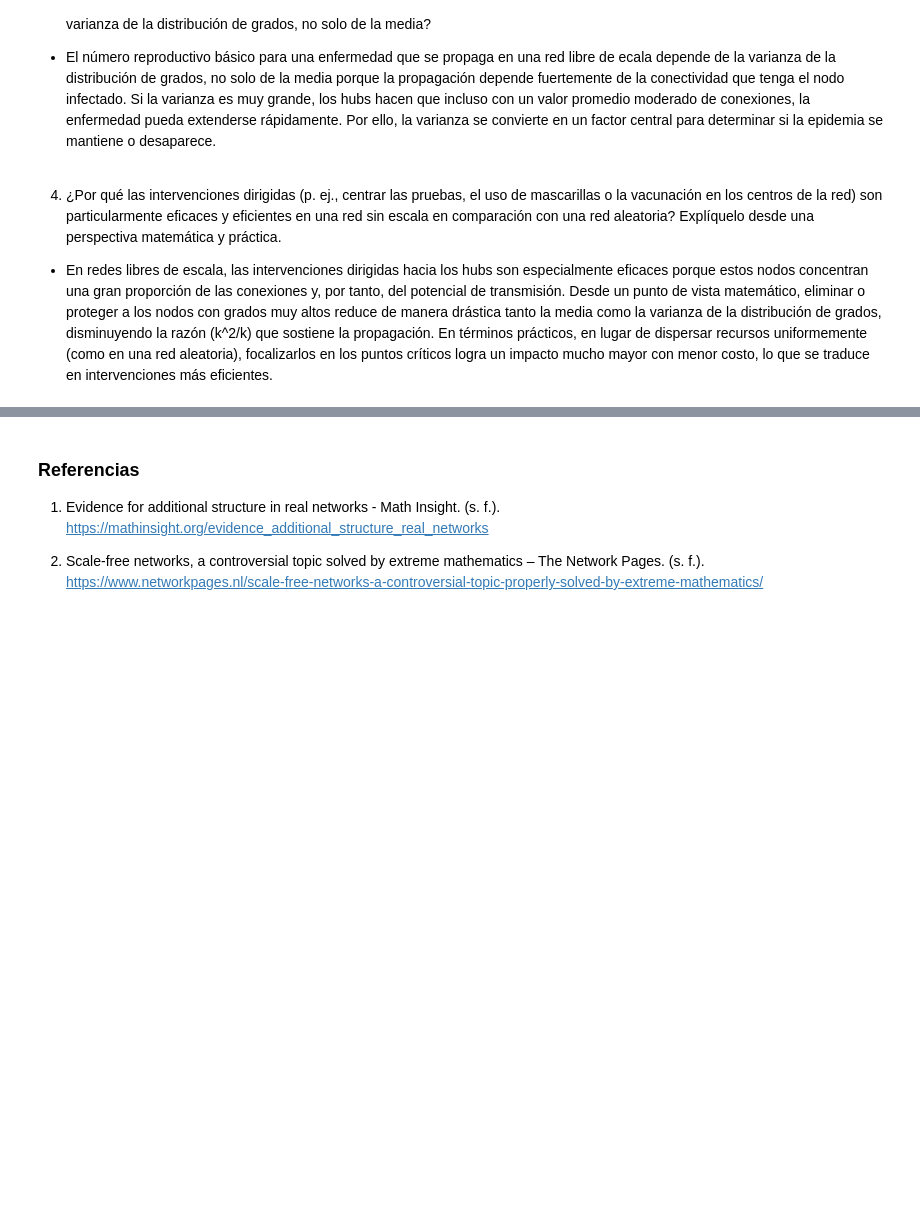
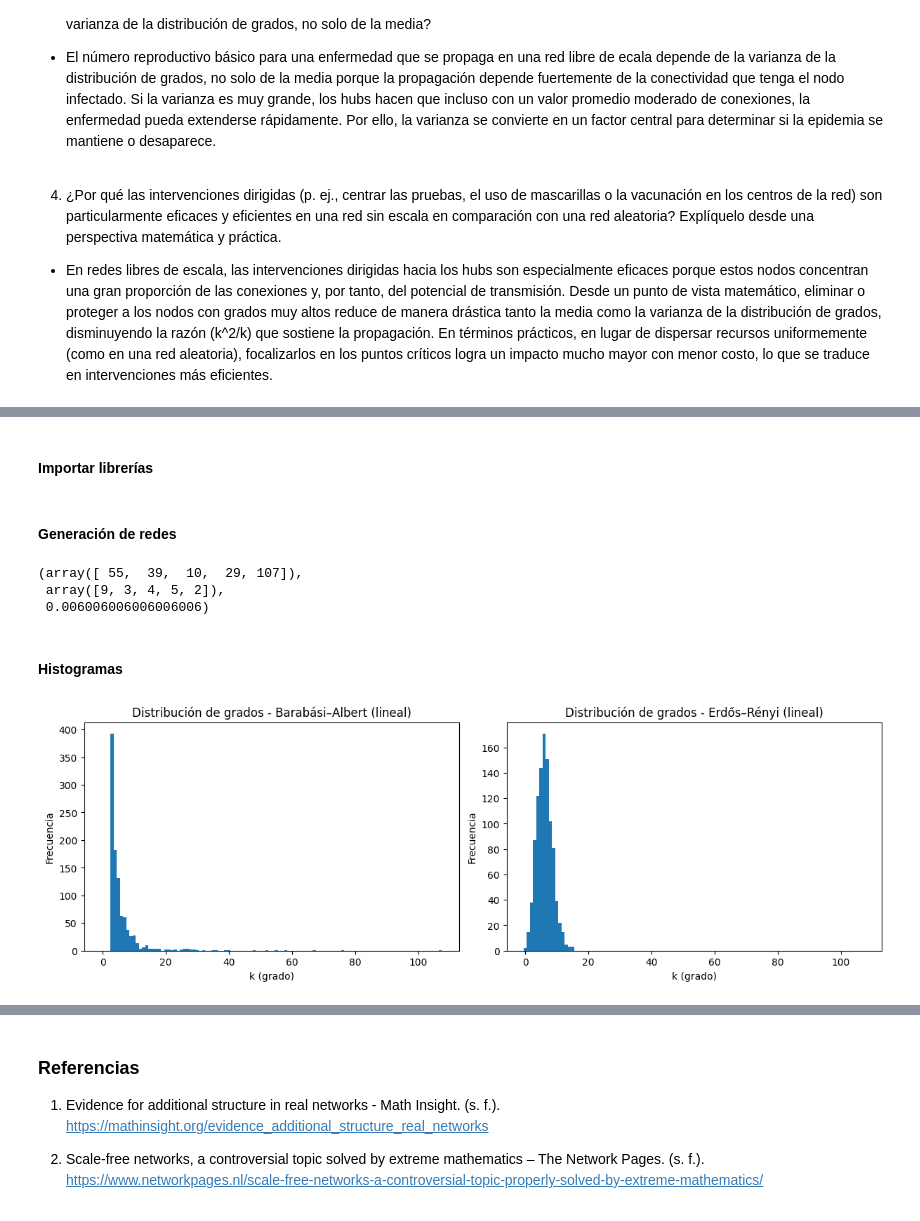
Before and after one commit to FabianKel/ModSim-LAB5, a Jupyter notebook: parte-1.ipynb, the cells around one changed output, grey strips where cells are left out. Cells and saved outputs as stored; diff of their text form; code cells hidden in the pictures; blank space fills up the shorter version.

```diff
--- a/parte-1.ipynb
+++ b/parte-1.ipynb
@@ -45,0 +53,2 @@ red aleatoria? Explíquelo desde una perspectiva matemática y práctica.
+# %% [markdown]
+#### **Importar librerías**
@@ -45,0 +62,42 @@ red aleatoria? Explíquelo desde una perspectiva matemática y práctica.
+# %% [markdown]
+#### **Generación de redes**
+# %%
+n = 1000           # número de nodos
+m = 3              # cada nuevo nodo conecta a m existentes (BA) -> grado promedio aprox 2m
+avg_k_target = 2*m # grado promedio objetivo
+p = avg_k_target / (n - 1)  # p para ER tal que E[k] aprox 2m
+
+# Generar redes
+G_ba = nx.barabasi_albert_graph(n=n, m=m, seed=16)
+G_er = nx.erdos_renyi_graph(n=n, p=p, seed=16)
+
+# Grados
+deg_ba = np.array([d for _, d in G_ba.degree()])
+deg_er = np.array([d for _, d in G_er.degree()])
+
+deg_ba[:5], deg_er[:5], p
+# %% [output]
+(array([ 55,  39,  10,  29, 107]),
+ array([9, 3, 4, 5, 2]),
+ 0.006006006006006006)
+# %% [markdown]
+#### **Histogramas**
+# %%
+kmax = int(max(deg_ba.max(), deg_er.max()))
+bins = np.arange(0, kmax + 2) - 0.5
+
+fig, axes = plt.subplots(1, 2, figsize=(12, 4), constrained_layout=True)
+
+axes[0].hist(deg_ba, bins=bins)
+axes[0].set_title("Distribución de grados - Barabási–Albert (lineal)")
+axes[0].set_xlabel("k (grado)")
+axes[0].set_ylabel("Frecuencia")
+
+axes[1].hist(deg_er, bins=bins)
+axes[1].set_title("Distribución de grados - Erdős–Rényi (lineal)")
+axes[1].set_xlabel("k (grado)")
+axes[1].set_ylabel("Frecuencia")
+
+plt.show()
+# %% [output]
+[figure, added]
```
Also changed, not shown: parts of 12 cells of this notebook.
